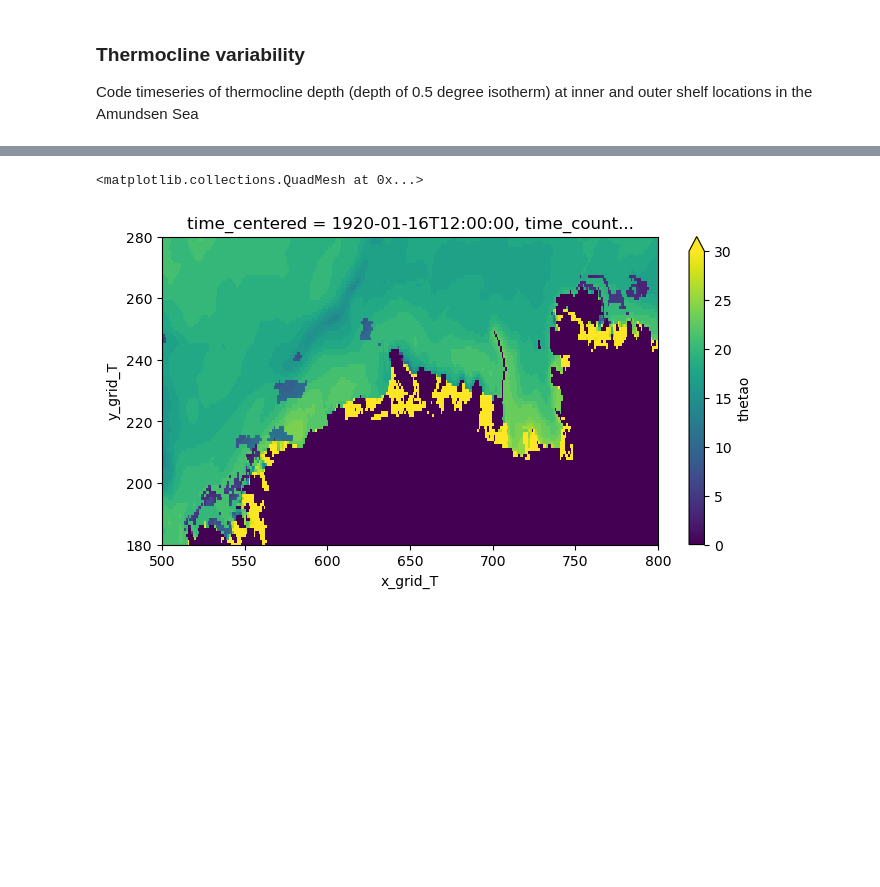
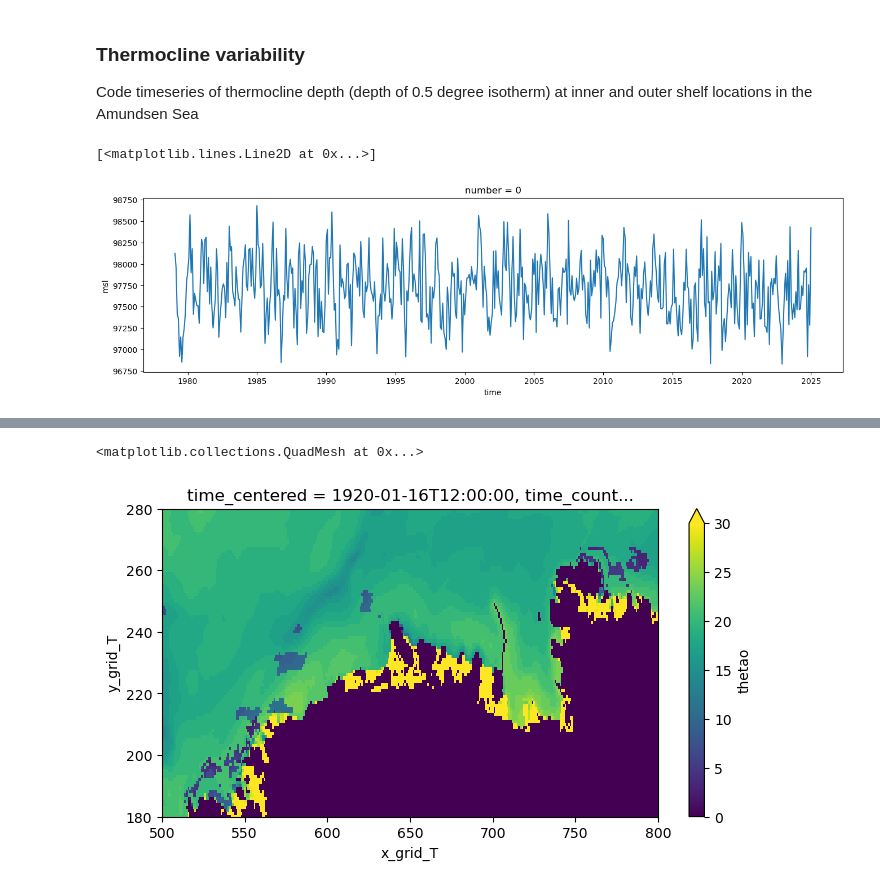
Before and after one commit to brogalla/analysis-birgal, a Jupyter notebook: nemo_config_setup/climate-experiments/CESM2/thermocline_depth_timeseries.ipynb, the cells around one changed output, grey strips where cells are left out. Saved outputs shown, nothing was run; the diff lists cells and outputs as text; code cells hidden in the pictures; blank space fills up the shorter version.

```diff
--- a/nemo_config_setup/climate-experiments/CESM2/thermocline_depth_timeseries.ipynb
+++ b/nemo_config_setup/climate-experiments/CESM2/thermocline_depth_timeseries.ipynb
@@ -19,0 +19,9 @@ year = 2009
+# %%
+ds1 = xr.open_mfdataset(f'{base_dir}ERA5-forcing/daily/processed/msl_y*.nc').sel(lat=slice(-50,-80)).msl.resample(time="1ME").mean()
+lsm = xr.open_dataset(f'{base_dir}ERA5-forcing/climatology/land_sea_mask.nc').rename({'latitude':'lat','longitude':'lon'}).sel(lat=slice(-50,-80)).isel(time=0).lsm
+lsm['lon'] = fix_lon_range(lsm['lon'])
+# %%
+ds1.where(lsm==0).sel(lon=slice(-70,100)).min(dim=['lon','lat']).plot(figsize=(16,4))
+# %% [output]
+[<matplotlib.lines.Line2D at 0x...>]
+[figure, added]
```
Also changed, not shown: parts of 14 cells of this notebook, 1 other file.
